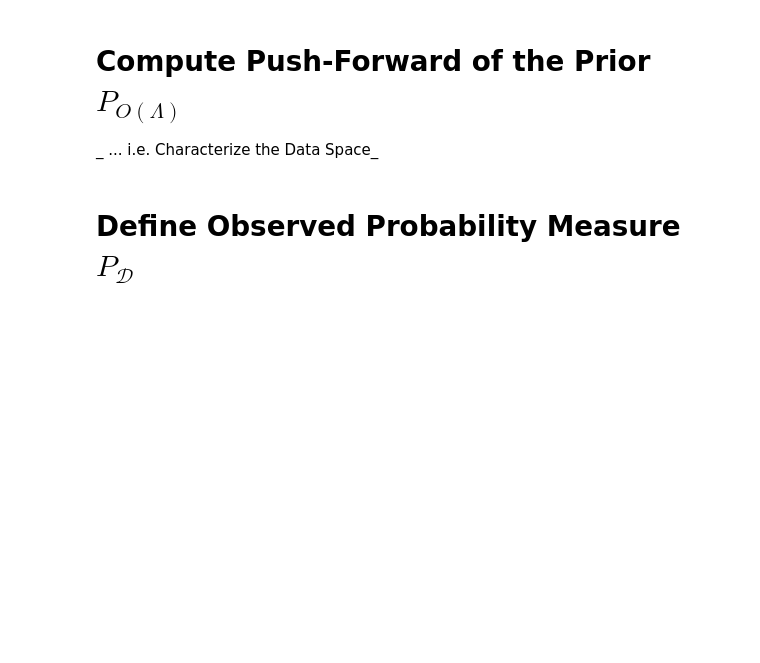
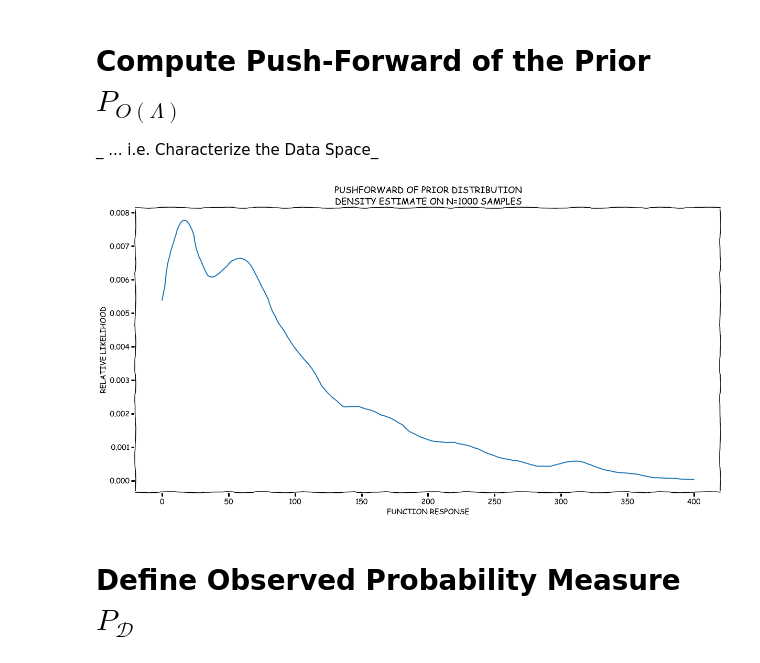
Before and after one commit to mpilosov/ConsistentBayes, a Jupyter notebook: examples/ImproveSampling.ipynb, the cells around one changed output. Saved outputs shown, nothing was run; the diff lists cells and outputs as text; code cells hidden in the pictures; blank space fills up the shorter version.

```diff
--- a/examples/ImproveSampling.ipynb
+++ b/examples/ImproveSampling.ipynb
@@ -143,7 +181,16 @@ p_set.compute_pushforward_dist()
 pf_dist = p_set.pushforward_dist
 # %%
-widgets.interactive(pltdata, data = fixed(pf_dist), inds = fixed(None),
-        N = widgets.IntSlider(value=500, min = 100, max=5000, step=100, continuous_update=False),
-        eta_r = fixed(None), space=fixed(0.05), svd=fixed(False), color=widgets.Text(value="brown"),
-        view_dim_1 = widgets.IntSlider(value=0, min=0, max=output_dim-1, step=1, continuous_update=False),
-        view_dim_2 = widgets.IntSlider(value=output_dim-1, min=0, max=output_dim-1, step=1, continuous_update=False))
+# widgets.interactive(pltdata, data = fixed(pf_dist), inds = fixed(None),
+#         N = widgets.IntSlider(value=500, min = 100, max=5000, step=100, continuous_update=False),
+#         eta_r = fixed(None), space=fixed(0.05), svd=fixed(False), color=widgets.Text(value="brown"),
+#         view_dim_1 = widgets.IntSlider(value=0, min=0, max=output_dim-1, step=1, continuous_update=False),
+#         view_dim_2 = widgets.IntSlider(value=output_dim-1, min=0, max=output_dim-1, step=1, continuous_update=False))
+dd = np.linspace(0,400,1000)
+dde = p_set.pushforward_dist.pdf(dd)
+plt.plot(dd,dde)
+plt.ylabel('relative likelihood'.upper())
+plt.xlabel('Function Response'.upper())
+plt.title('Pushforward of Prior Distribution\nDensity Estimate on N={} Samples'.upper().format(num_samples))
+plt.show()
+# %% [output]
+[figure, added]
```
Also changed, not shown: parts of 38 cells of this notebook, 2 other files.
